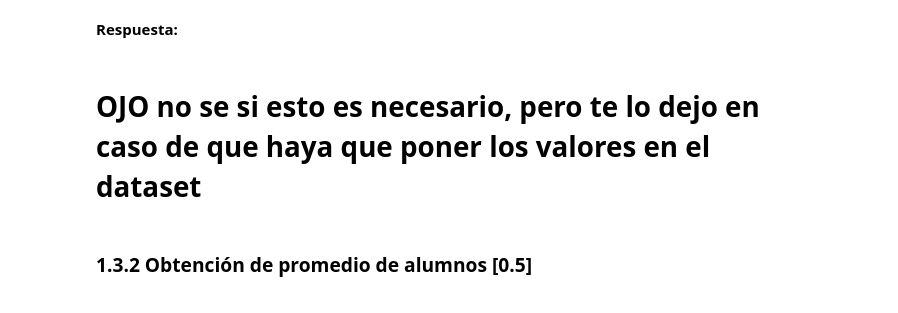
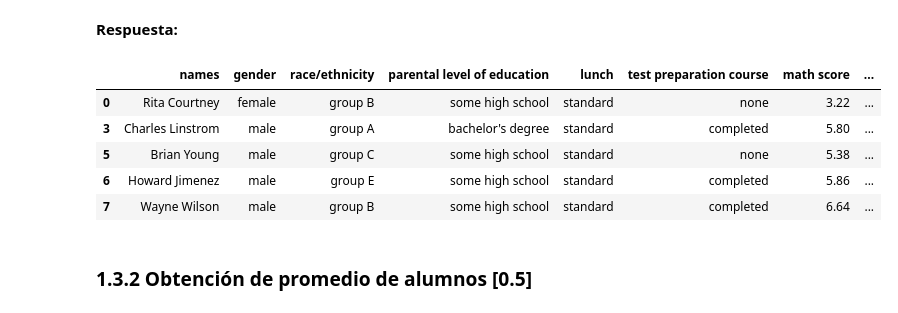
Before and after one commit to tomasaguirre-ignacioalbornoz/MDS7202, a Jupyter notebook: lab4/Laboratorio4_enunciado.ipynb, the cells around one changed output. Saved outputs shown, nothing was run; the diff lists cells and outputs as text; code cells hidden in the pictures.

```diff
--- a/lab4/Laboratorio4_enunciado.ipynb
+++ b/lab4/Laboratorio4_enunciado.ipynb
@@ -492,11 +492,3 @@ Utilizando la ecuación entregada, cree una función que le permita pasar a la e
 - [ ] Tranforme los valores a la escala chilena.
 # %% [markdown]
 **Respuesta:**
-# %%
-def formula(x):
-  return round(x * 0.06 + 1, 2)
-def nota_chilena(dataframe_in, columna):
-  return dataframe_in[columna].apply(formula)
-  pass
-# %% [markdown]
-# OJO no se si esto es necesario, pero te lo dejo en caso de que haya que poner los valores en el dataset
@@ -507,3 +495,27 @@ df_grades['new writing score'] = nota_chilena(df_grades, 'writing score')
+# %%
+def nota_chilena(dataframe_in):
+
+    def formula_nota_chilena(nota):
+        return nota * 0.06 + 1
+    def convertir_a_escala_chilena(nota):
+        return round(formula_nota_chilena(nota), 2)
+
+    dataframe_in['math score'] = dataframe_in['math score'].apply(convertir_a_escala_chilena)
+    dataframe_in['reading score'] = dataframe_in['reading score'].apply(convertir_a_escala_chilena)
+    dataframe_in['writing score'] = dataframe_in['writing score'].apply(convertir_a_escala_chilena)
+
+    return dataframe_in
+
+
+df_grades = nota_chilena(df_grades)
+df_grades.head()
+# %% [output]
+|  | names | gender | race/ethnicity | parental level of education | lunch | test preparation course | math score | ... |
+| 0 | Rita Courtney | female | group B | some high school | standard | none | 3.22 | ... |
+| 3 | Charles Linstrom | male | group A | bachelor's degree | standard | completed | 5.80 | ... |
+| 5 | Brian Young | male | group C | some high school | standard | none | 5.38 | ... |
+| 6 | Howard Jimenez | male | group E | some high school | standard | completed | 5.86 | ... |
+| 7 | Wayne Wilson | male | group B | some high school | standard | completed | 6.64 | ... |
 # %% [markdown]
 ### 1.3.2 Obtención de promedio de alumnos [0.5]
 # %% [markdown]
```
Also changed, not shown: parts of 17 cells of this notebook, 1 other file.
